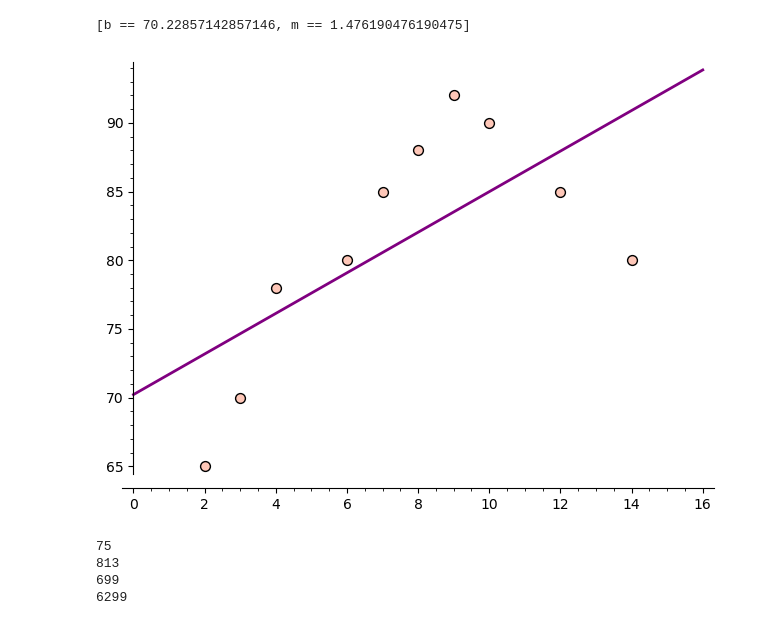
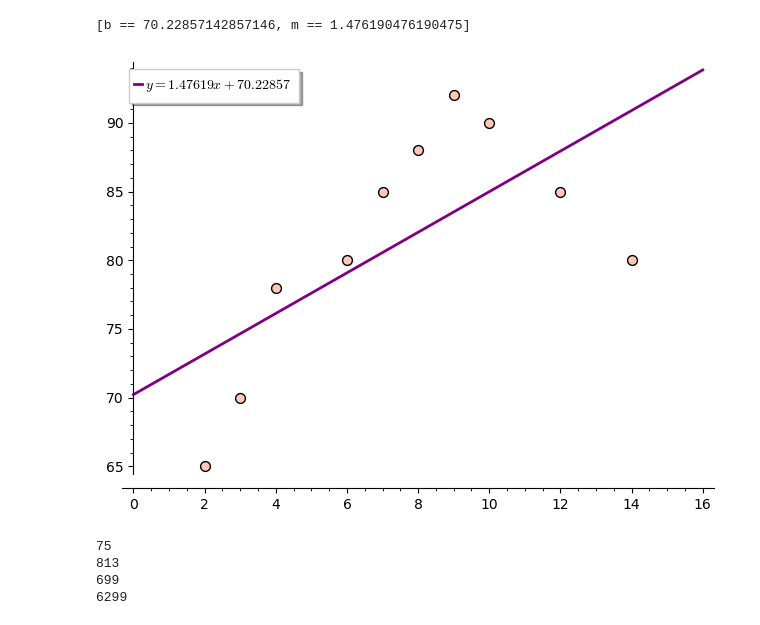
Before and after one commit to hammondutra/cs111_assignments, a Jupyter notebook: Skill Builder Week 8.ipynb, the cells around one changed output. Drawn from its saved outputs; the diff is of its cells as text; code cells hidden in the pictures.

```diff
--- a/Skill Builder Week 8.ipynb
+++ b/Skill Builder Week 8.ipynb
@@ -19,14 +19,14 @@ find_fit(D, model)
 # %%
 # Plotting the regression line along with the scatter plot
 regression_line(x) = 1.476*x + 70.229
 
-p = plot(regression_line, (x, 0, 16), color="purple", thickness=2)
+p = plot(regression_line, (x, 0, 16), color="purple", thickness=2, legend_label = r"$y = 1.47619x + 70.22857$")
 
 show_all = s + p
 
 show_all.show()
 # %% [output]
-[figure, old version]
+[figure, new version]
 # %%
 var("m, b, x_i, y_i")
 
```
Also changed, not shown: parts of 5 cells of this notebook.
